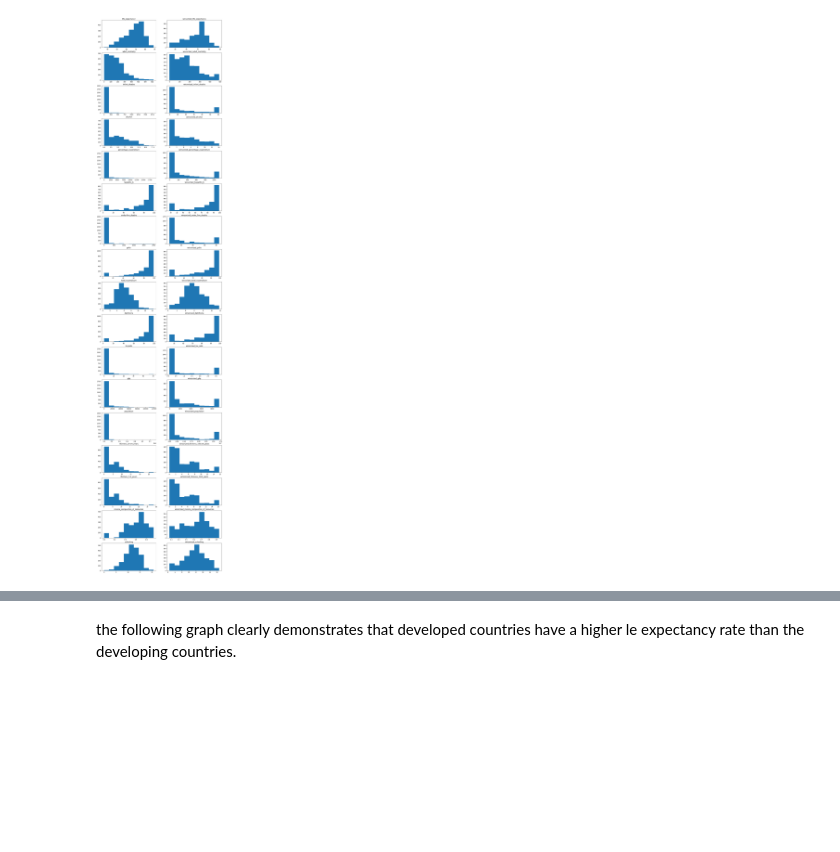
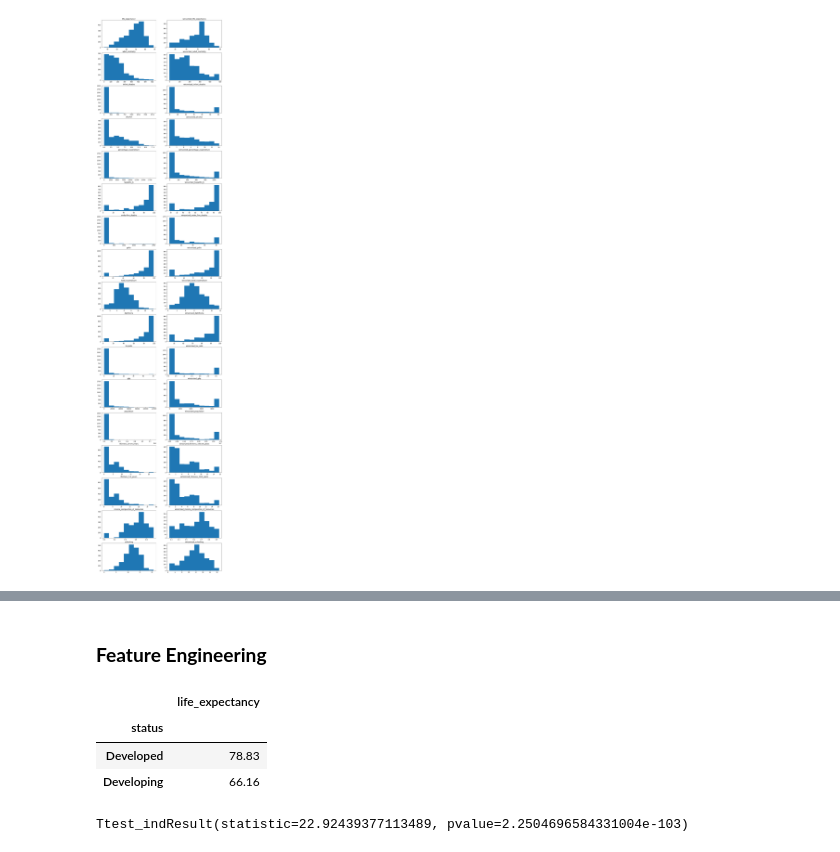
Before and after one commit to notShyam7/life-expectancy, a Jupyter notebook: LifeExpectancy.ipynb, the cells around one changed output, grey strips where cells are left out. Drawn from its saved outputs; the diff is of its cells as text; code cells hidden in the pictures; blank space fills up the shorter version.

```diff
--- a/LifeExpectancy.ipynb
+++ b/LifeExpectancy.ipynb
@@ -713,5 +743,18 @@ plt.show()
-# %% [markdown]
-the following graph clearly demonstrates that developed countries have a higher le expectancy rate than the developing countries.
+# %% [markdown]
+### **Feature Engineering**
+# %%
+round(life[['status','life_expectancy']].groupby(['status']).mean(),2)
+# %% [output]
+|  | life_expectancy |
+| status |  |
+| Developed | 78.83 |
+| Developing | 66.16 |
+# %%
+# finding the significance of difference of average_life_expectancy between developed and developing countries using t-test
+import scipy.stats as stats
+stats.ttest_ind(life.loc[life['status']=='Developed','life_expectancy'],life.loc[life['status']=='Developing','life_expectancy'])
+# %% [output]
+Ttest_indResult(statistic=22.92439377113489, pvalue=2.2504696584331004e-103)
 # %%
 # plotting line graph to show the life expectancy of all the countries over the years
 fig=px.line(life.sort_values(by='year'), x='year', y='winsorized_life_expectancy', animation_frame='country', animation_group='year', color='country', markers=True, title='<b> Country wise Life Expectancy over Years')
```
Also changed, not shown: parts of 7 cells of this notebook.
